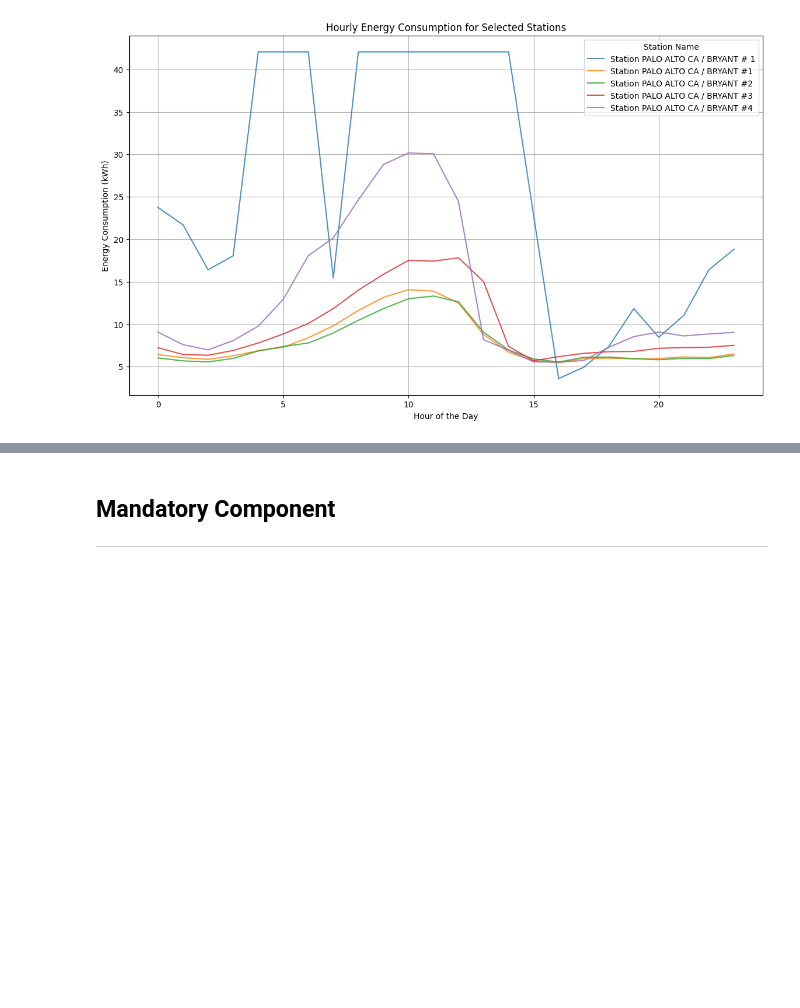
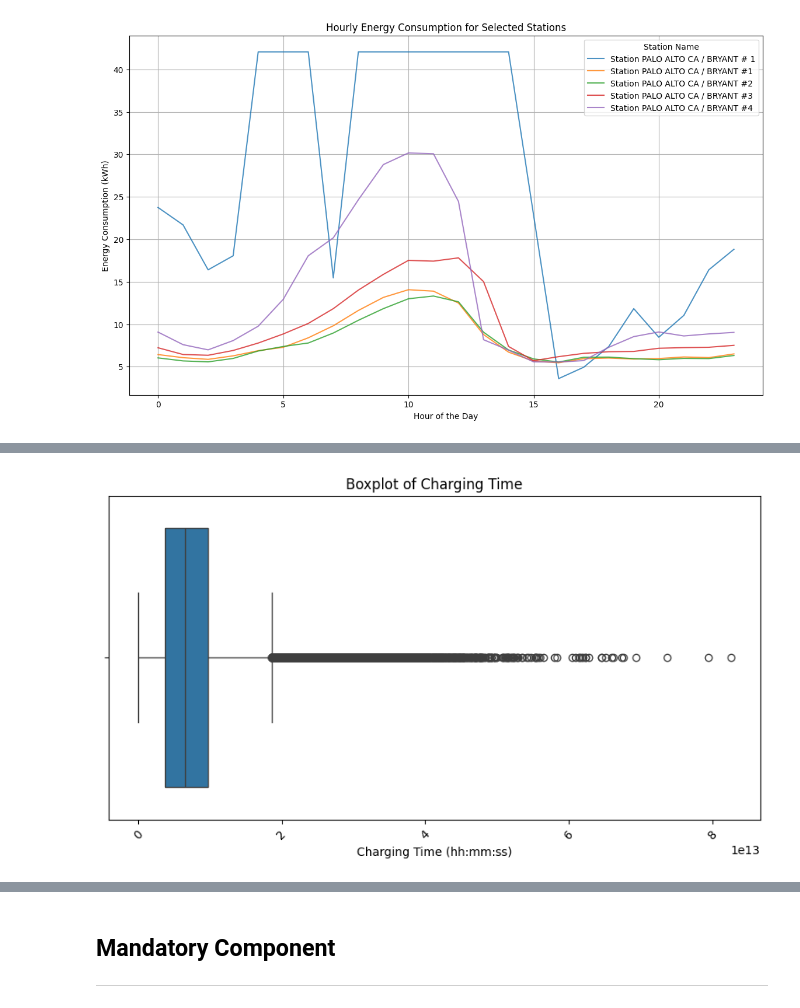
Before and after one commit to DitteGilsfeldt/42577-Introduction-to_Business_Analytics__Project, a Jupyter notebook: new.ipynb, the cells around one changed output, grey strips where cells are left out. Drawn from its saved outputs; the diff is of its cells as text; code cells hidden in the pictures; blank space fills up the shorter version.

```diff
--- a/new.ipynb
+++ b/new.ipynb
@@ -271,0 +283,9 @@ plt.show()
+# %%
+# Boxplot for 'Charging Time (hh:mm:ss)' to identify outliers
+plt.figure(figsize=(10, 5))
+sns.boxplot(x='Charging Time (hh:mm:ss)', data=data)
+plt.title('Boxplot of Charging Time')
+plt.xticks(rotation=45)
+plt.show()
+# %% [output]
+[figure, added]
```
Also changed, not shown: parts of 14 cells of this notebook.
